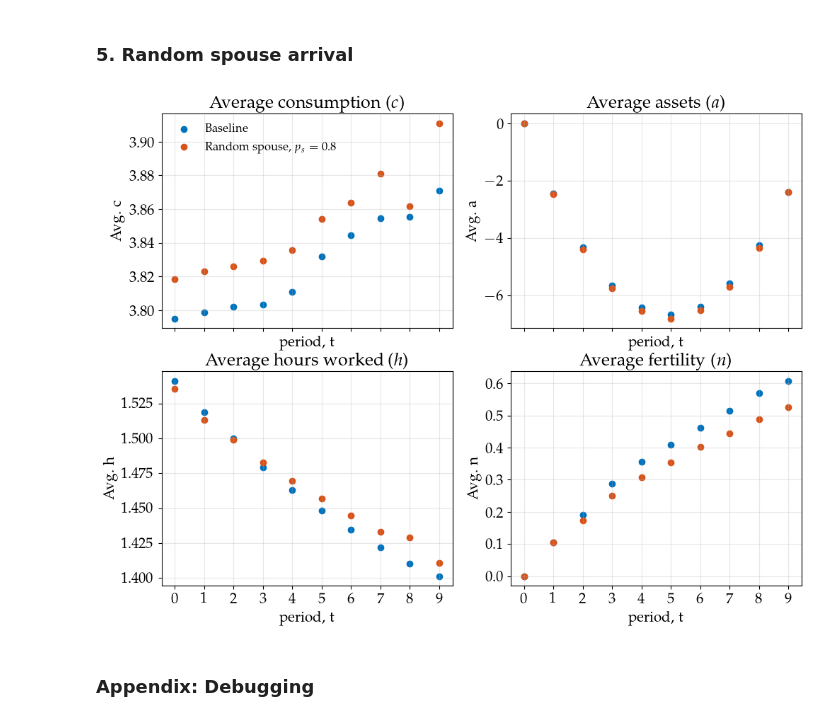
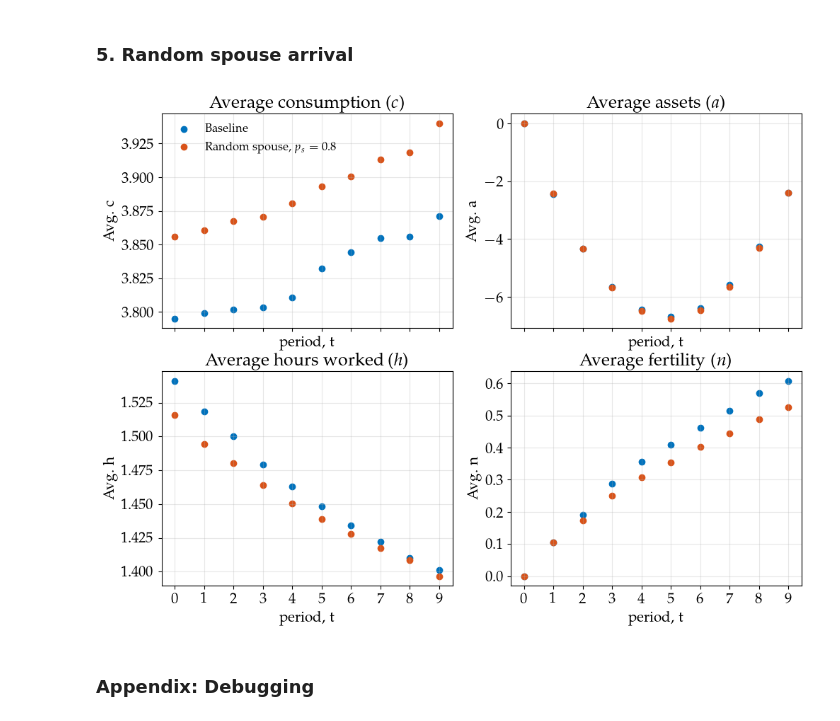
Before and after one commit to thom364e/HouseholdBehaviorCourse, a Jupyter notebook: Assignments/01/nb_assignment_1.ipynb, the cells around one changed output. Cells and saved outputs as stored; diff of their text form; code cells hidden in the pictures.

```diff
--- a/Assignments/01/nb_assignment_1.ipynb
+++ b/Assignments/01/nb_assignment_1.ipynb
@@ -99,7 +141,7 @@ ax.axvline(x=-0.5,color='red')
 ax.grid(True, alpha = 0.3)
 ax.set(xlabel='Time since birth',ylabel=f'Hours worked (\% relative to -1)',xticks=event_grid);
 
-save = False
+save = True
 if save:
     figure_path = "figs"
     fig.savefig(os.path.join(figure_path, 'event_study_graph.pdf'), dpi=1000, bbox_inches='tight', transparent=True)
@@ -270,7 +312,8 @@ Average Marhsall elasticity, childcare: -0.20239270995951614
 # initialize model class
 beta1 = np.array([0.0525])
 model['rand_spouse'] = DynLaborFertModelClass(par={'T':10,'r':0.02,'rho':1/(1.02),'alpha':0.3,
-                                                'beta_1': beta1, 'p_spouse': 0.8}) # set a few number of periods.
+                                                'beta_1': beta1, 'p_spouse': 0.8, 'a_exo': 0.1,
+                                                'b_exo': 0.01}) # set a few number of periods.
 
 par['rand_spouse'] = model['rand_spouse'].par
 sol['rand_spouse'] = model['rand_spouse'].sol
@@ -280,8 +323,13 @@ model['rand_spouse'].solve()
 model['rand_spouse'].simulate()
 # %%
 fig = plots.compare_lifecycle('baseline','rand_spouse', sim, par, labels = ['Baseline',r'Random spouse, $p_s = 0.8$'])
+
+save = False
+if save:
+    figure_path = "figs"
+    fig.savefig(os.path.join(figure_path, 'life_cycle_profile_rand_spouse.pdf'), dpi=1000, bbox_inches='tight', transparent=True)
 # %% [output]
-[figure, old version]
+[figure, new version]
 # %% [markdown]
 ### Appendix: Debugging
 # %% [markdown]
```
Also changed, not shown: parts of 4 cells of this notebook, 6 other files.
